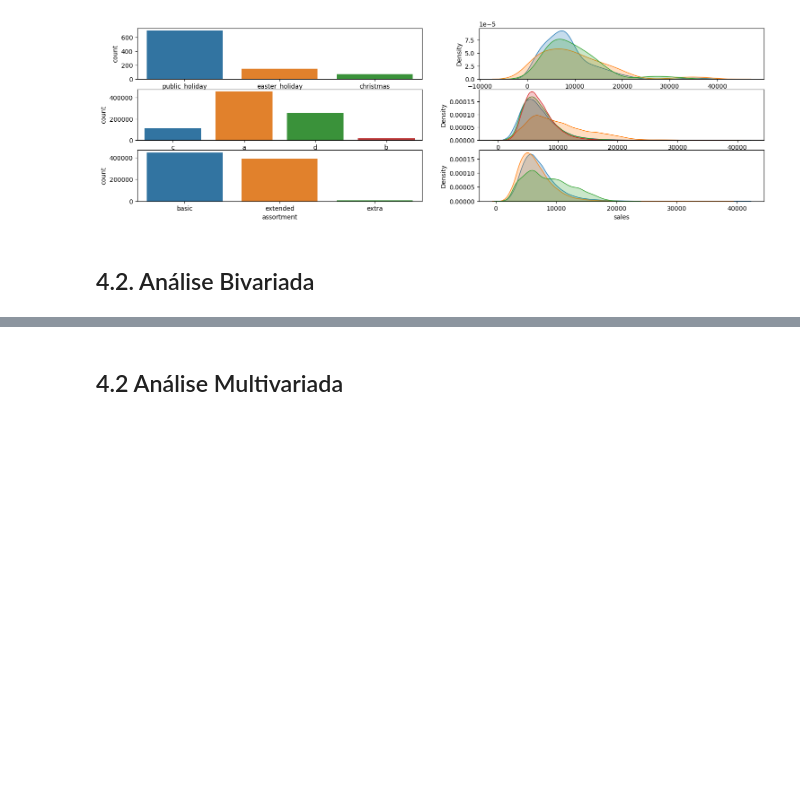
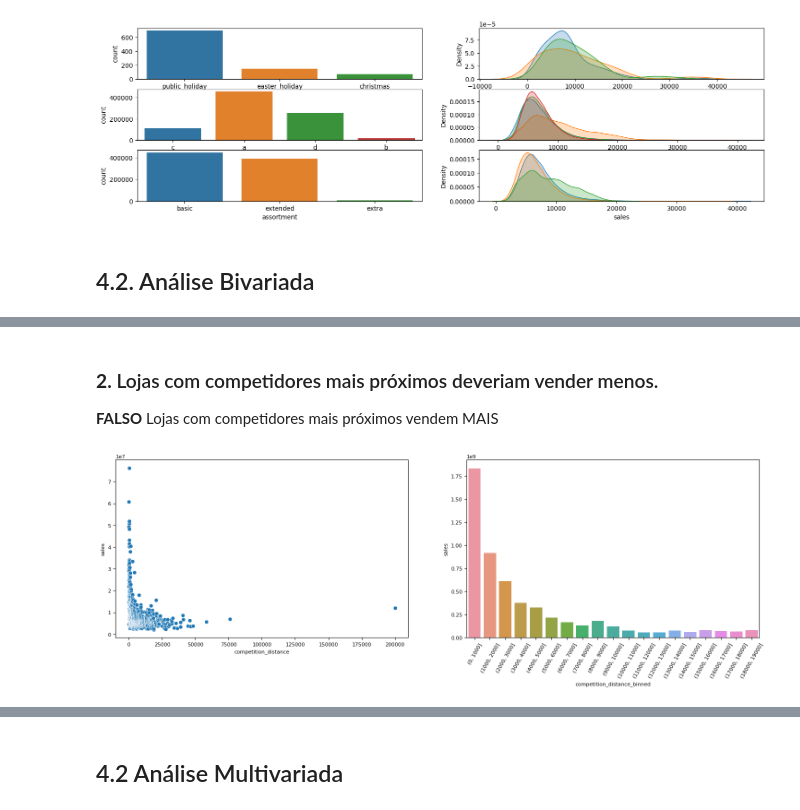
Before and after one commit to ezequielpf/rossmann_sales_prediction, a Jupyter notebook: notebooks/store_sales_predict.ipynb, the cells around one changed output, grey strips where cells are left out. Cells and saved outputs as stored; diff of their text form; code cells hidden in the pictures; blank space fills up the shorter version.

```diff
--- a/notebooks/store_sales_predict.ipynb
+++ b/notebooks/store_sales_predict.ipynb
@@ -441,0 +478,17 @@ sns.kdeplot(df4[df4['assortment'] == 'extra']['sales'], label='extra', fill=True
+# %% [markdown]
+### **2.** Lojas com competidores mais próximos deveriam vender menos.
+**FALSO** Lojas com competidores mais próximos vendem MAIS
+# %%
+aux1 = df4[['competition_distance', 'sales']].groupby('competition_distance').sum().reset_index()
+
+plt.subplot(1,2,1)
+sns.scatterplot(x='competition_distance', y='sales', data=aux1);
+
+plt.subplot(1,2,2)
+bins = list(np.arange(0, 20000, 1000))
+aux1['competition_distance_binned'] = pd.cut(aux1['competition_distance'], bins=bins)
+aux2 = aux1[['competition_distance_binned', 'sales']].groupby('competition_distance_binned').sum().reset_index()
+sns.barplot(x='competition_distance_binned', y='sales', data=aux2);
+plt.xticks(rotation=60);
+# %% [output]
+[figure, added]
```
Also changed, not shown: parts of 8 cells of this notebook.
